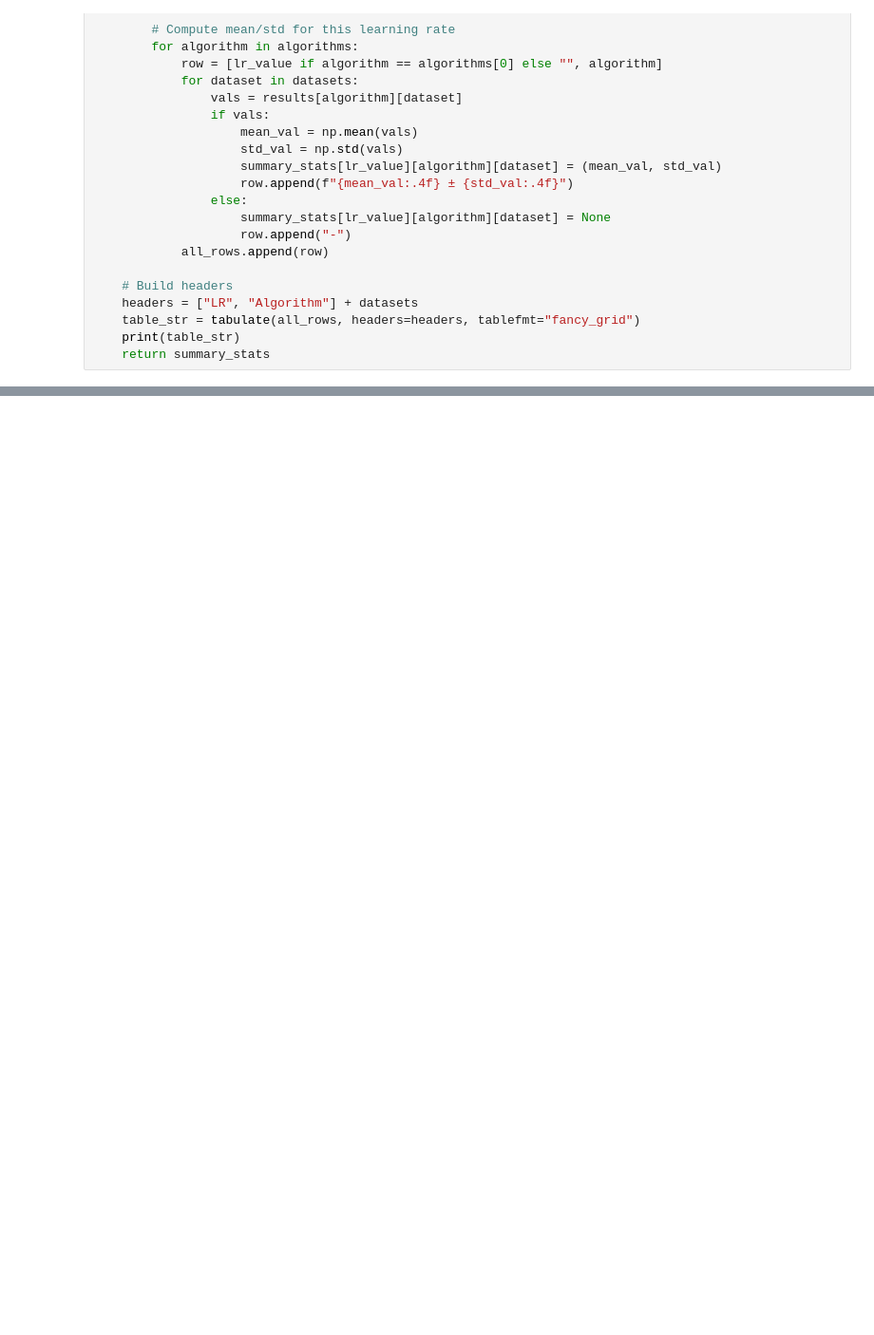
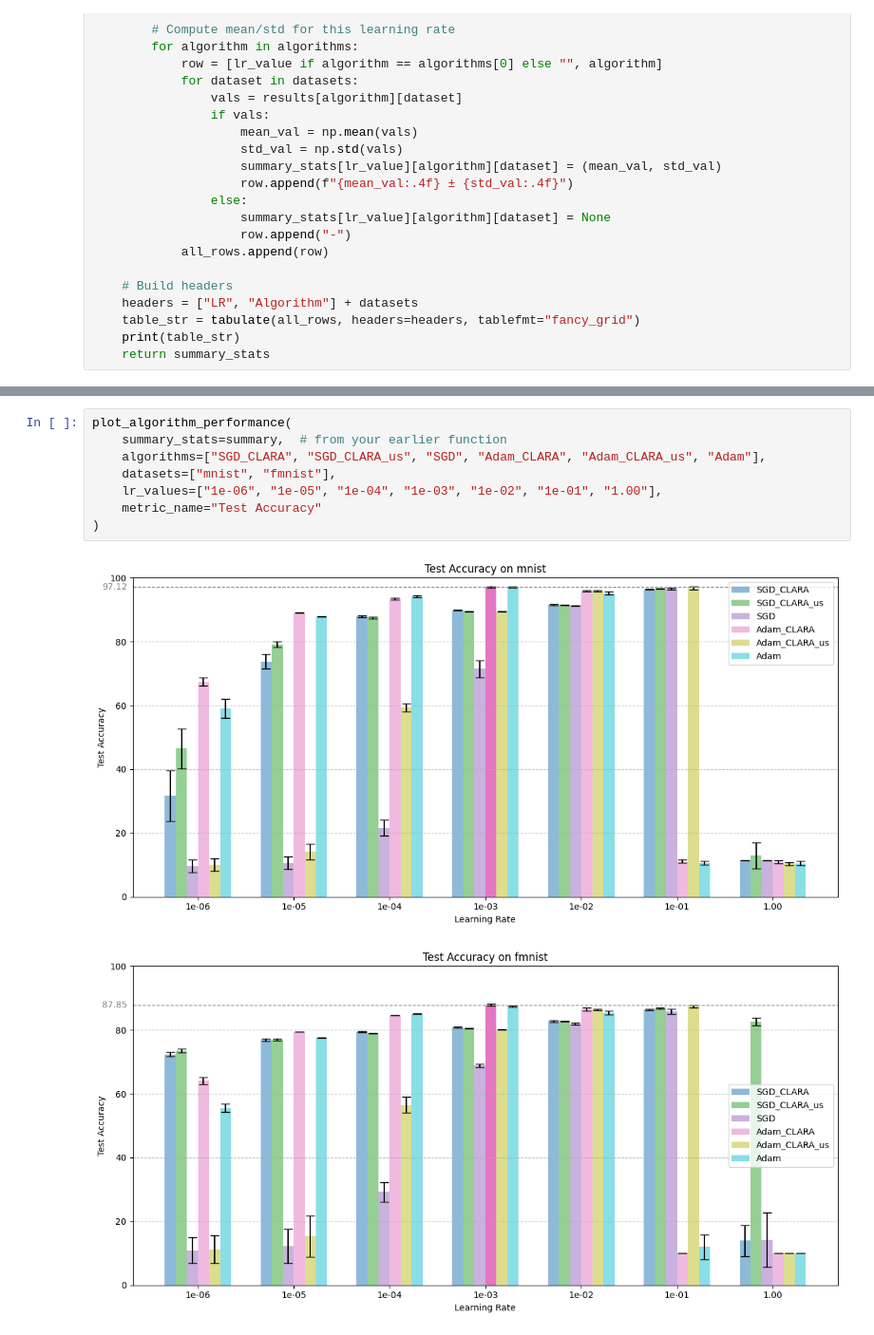
Before and after one commit to asmaatamna/cumulative-learning-rate-adaptation, a Jupyter notebook: Plot-learning-rate-experiments-results.ipynb, the cells around one changed output, grey strips where cells are left out. Shown at 95% size. Saved outputs shown, nothing was run; the diff lists cells and outputs as text; blank space fills up the shorter version.

Commit message:
Added alg. performance comparative bar plots

```diff
--- a/Plot-learning-rate-experiments-results.ipynb
+++ b/Plot-learning-rate-experiments-results.ipynb
@@ -176,0 +264,11 @@ summary = summarize_metric_sweep_lr(
+# %%
+plot_algorithm_performance(
+    summary_stats=summary,  # from your earlier function
+    algorithms=["SGD_CLARA", "SGD_CLARA_us", "SGD", "Adam_CLARA", "Adam_CLARA_us", "Adam"],
+    datasets=["mnist", "fmnist"],
+    lr_values=["1e-06", "1e-05", "1e-04", "1e-03", "1e-02", "1e-01", "1.00"],
+    metric_name="Test Accuracy"
+)
+# %% [output]
+[figure, added]
+[figure, added]
```
Also changed, not shown: parts of 3 cells of this notebook.
